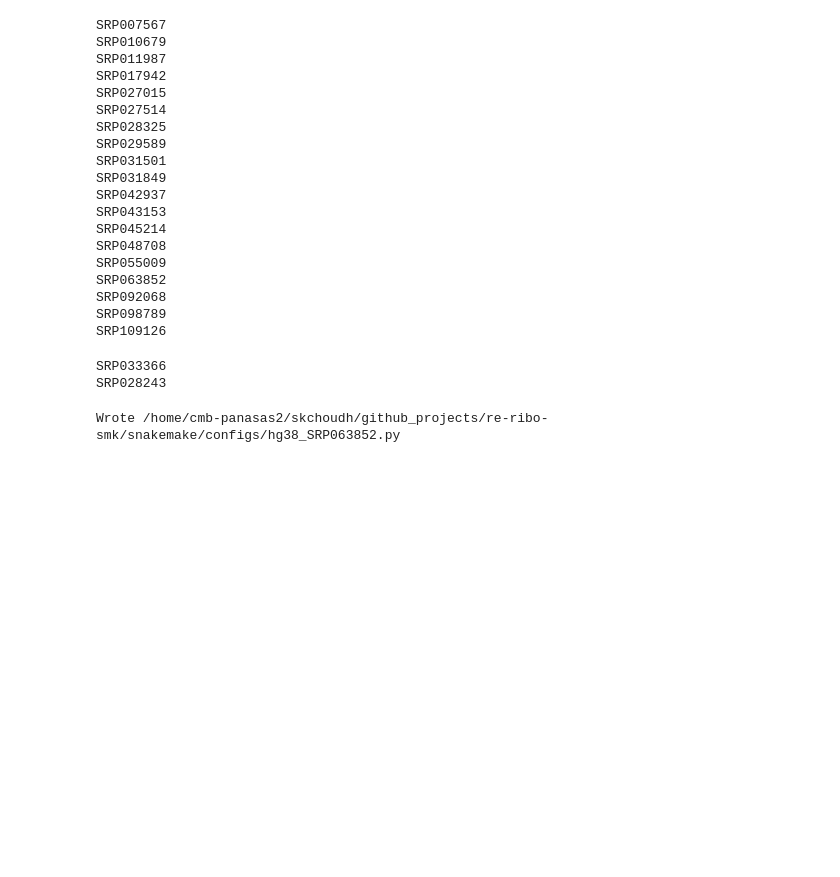
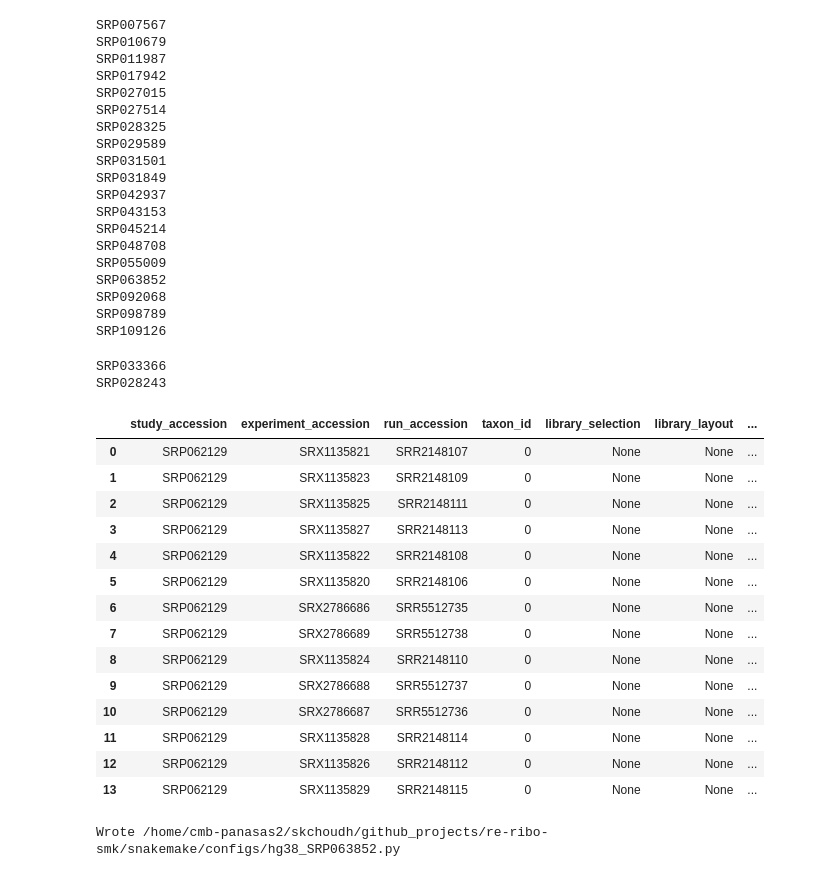
Before and after one commit to saketkc/re-ribo-smk, a Jupyter notebook: notebooks/Symlink-RiboSeq-samples.ipynb, the cells around one changed output. Cells and saved outputs as stored; diff of their text form; code cells hidden in the pictures; blank space fills up the shorter version.

```diff
--- a/notebooks/Symlink-RiboSeq-samples.ipynb
+++ b/notebooks/Symlink-RiboSeq-samples.ipynb
@@ -92,6 +92,29 @@ SRP033366
 SRP028243
 # %%
 db = SRAdb('/staging/as/skchoudh/SRAmetadb.sqlite')
+# %%
+srp = 'SRP062129'
+df = db.sra_convert(srp)
+
+#copy_sra_data(df)
+#create_config_file(df=df)
+df
+# %% [output]
+|  | study_accession | experiment_accession | run_accession | taxon_id | library_selection | library_layout | ... |
+| 0 | SRP062129 | SRX1135821 | SRR2148107 | 0 | None | None | ... |
+| 1 | SRP062129 | SRX1135823 | SRR2148109 | 0 | None | None | ... |
+| 2 | SRP062129 | SRX1135825 | SRR2148111 | 0 | None | None | ... |
+| 3 | SRP062129 | SRX1135827 | SRR2148113 | 0 | None | None | ... |
+| 4 | SRP062129 | SRX1135822 | SRR2148108 | 0 | None | None | ... |
+| 5 | SRP062129 | SRX1135820 | SRR2148106 | 0 | None | None | ... |
+| 6 | SRP062129 | SRX2786686 | SRR5512735 | 0 | None | None | ... |
+| 7 | SRP062129 | SRX2786689 | SRR5512738 | 0 | None | None | ... |
+| 8 | SRP062129 | SRX1135824 | SRR2148110 | 0 | None | None | ... |
+| 9 | SRP062129 | SRX2786688 | SRR5512737 | 0 | None | None | ... |
+| 10 | SRP062129 | SRX2786687 | SRR5512736 | 0 | None | None | ... |
+| 11 | SRP062129 | SRX1135828 | SRR2148114 | 0 | None | None | ... |
+| 12 | SRP062129 | SRX1135826 | SRR2148112 | 0 | None | None | ... |
+| 13 | SRP062129 | SRX1135829 | SRR2148115 | 0 | None | None | ... |
 # %%
 srp = 'SRP063852'
 df = db.sra_convert(srp)
```
Also changed, not shown: 2 other files.
